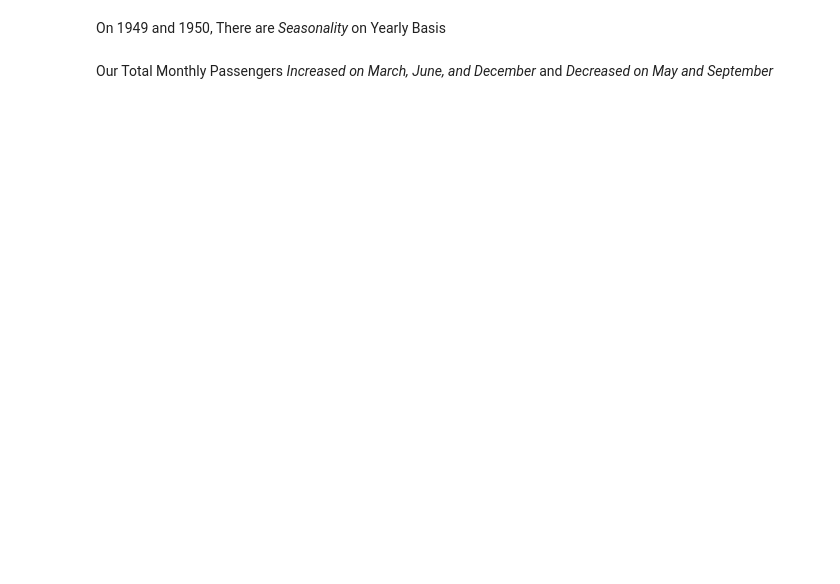
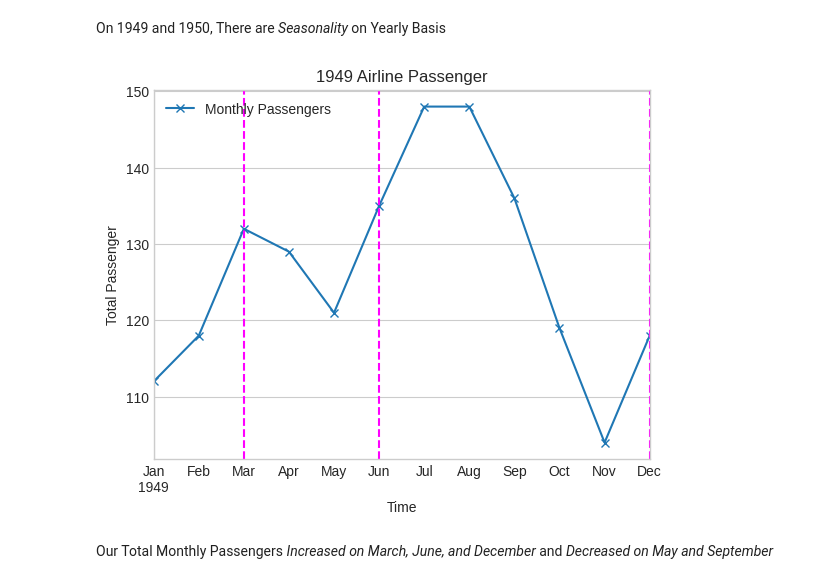
Before and after one commit to Kelniit/Jar, a Jupyter notebook: Lab 01.ipynb, the cells around one changed output. Saved outputs shown, nothing was run; the diff lists cells and outputs as text; code cells hidden in the pictures; blank space fills up the shorter version.

```diff
--- a/Lab 01.ipynb
+++ b/Lab 01.ipynb
@@ -47,4 +87,20 @@ Our Airline Table is Clear of Missing Value
 # %% [markdown]
 On 1949 and 1950, There are *Seasonality* on Yearly Basis
+# %%
+title = "1949 Airline Passenger"
+
+xlabel = "Time"
+
+ylabel = "Total Passenger"
+
+series = airline["1949-01-01":"1949-12-01"]
+
+axes = series.plot.line(title=title, xlabel=xlabel, ylabel=ylabel, marker="x")
+
+for lab in ["1949-03", "1949-06", "1949-12"]:
+
+  axes.axvline(lab, color="magenta", linestyle="--")
+# %% [output]
+[figure, added]
 # %% [markdown]
 Our Total Monthly Passengers *Increased on March, June, and December* and *Decreased on May and September*
```
Also changed, not shown: parts of 8 cells of this notebook.
